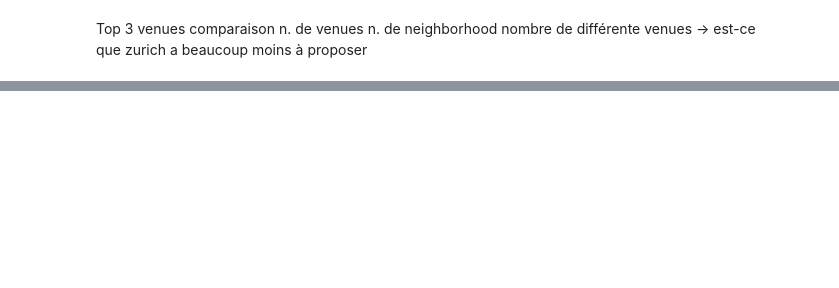
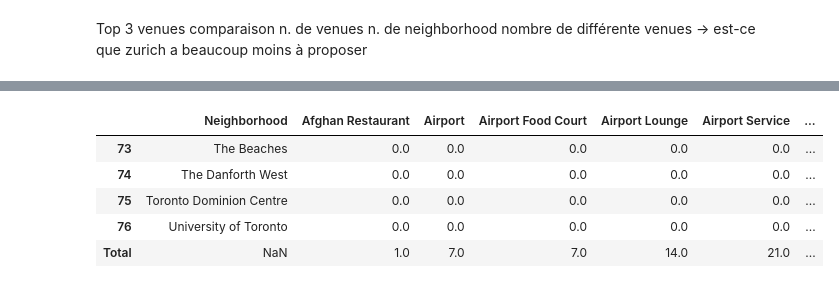
Before and after one commit to Kaeliny/Coursera_Capstone, a Jupyter notebook: Capstone Project - The Battle of Neighborhoods (2).ipynb, the cells around one changed output, grey strips where cells are left out. Cells and saved outputs as stored; diff of their text form; code cells hidden in the pictures; blank space fills up the shorter version.

```diff
--- a/Capstone Project - The Battle of Neighborhoods (2).ipynb
+++ b/Capstone Project - The Battle of Neighborhoods (2).ipynb
@@ -478,0 +457,3 @@ nombre de différente venues -> est-ce que zurich a beaucoup moins à proposer
+# %%
+to_venues=toronto_venues
+zh_venues=zurich_venues
@@ -478,0 +511,18 @@ nombre de différente venues -> est-ce que zurich a beaucoup moins à proposer
+# %%
+#TO
+# one hot encoding
+to_onehot = pd.get_dummies(to_venues[['Venue Category']], prefix="", prefix_sep="")
+
+# add neighborhood column back to dataframe
+to_onehot['Neighborhood'] = to_venues['Neighborhood']
+
+to_grouped = to_onehot.groupby('Neighborhood').sum().reset_index()
+to_grouped = to_grouped.append(to_grouped.drop('Neighborhood', axis=1).sum().rename('Total'))
+to_grouped.tail(5)
+# %% [output]
+|  | Neighborhood | Afghan Restaurant | Airport | Airport Food Court | Airport Lounge | Airport Service | ... |
+| 73 | The Beaches | 0.0 | 0.0 | 0.0 | 0.0 | 0.0 | ... |
+| 74 | The Danforth West | 0.0 | 0.0 | 0.0 | 0.0 | 0.0 | ... |
+| 75 | Toronto Dominion Centre | 0.0 | 0.0 | 0.0 | 0.0 | 0.0 | ... |
+| 76 | University of Toronto | 0.0 | 0.0 | 0.0 | 0.0 | 0.0 | ... |
+| Total | NaN | 1.0 | 7.0 | 7.0 | 14.0 | 21.0 | ... |
```
Also changed, not shown: parts of 15 cells of this notebook.
